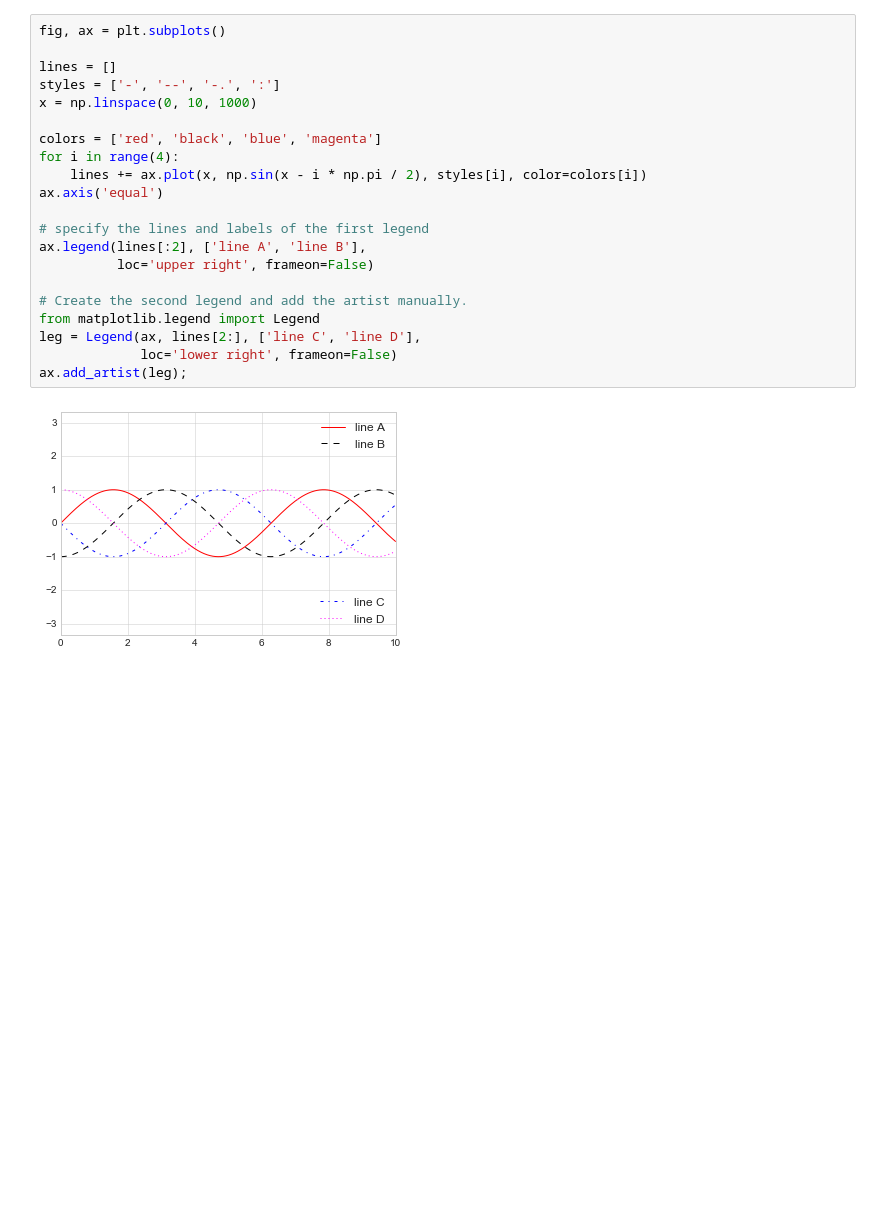
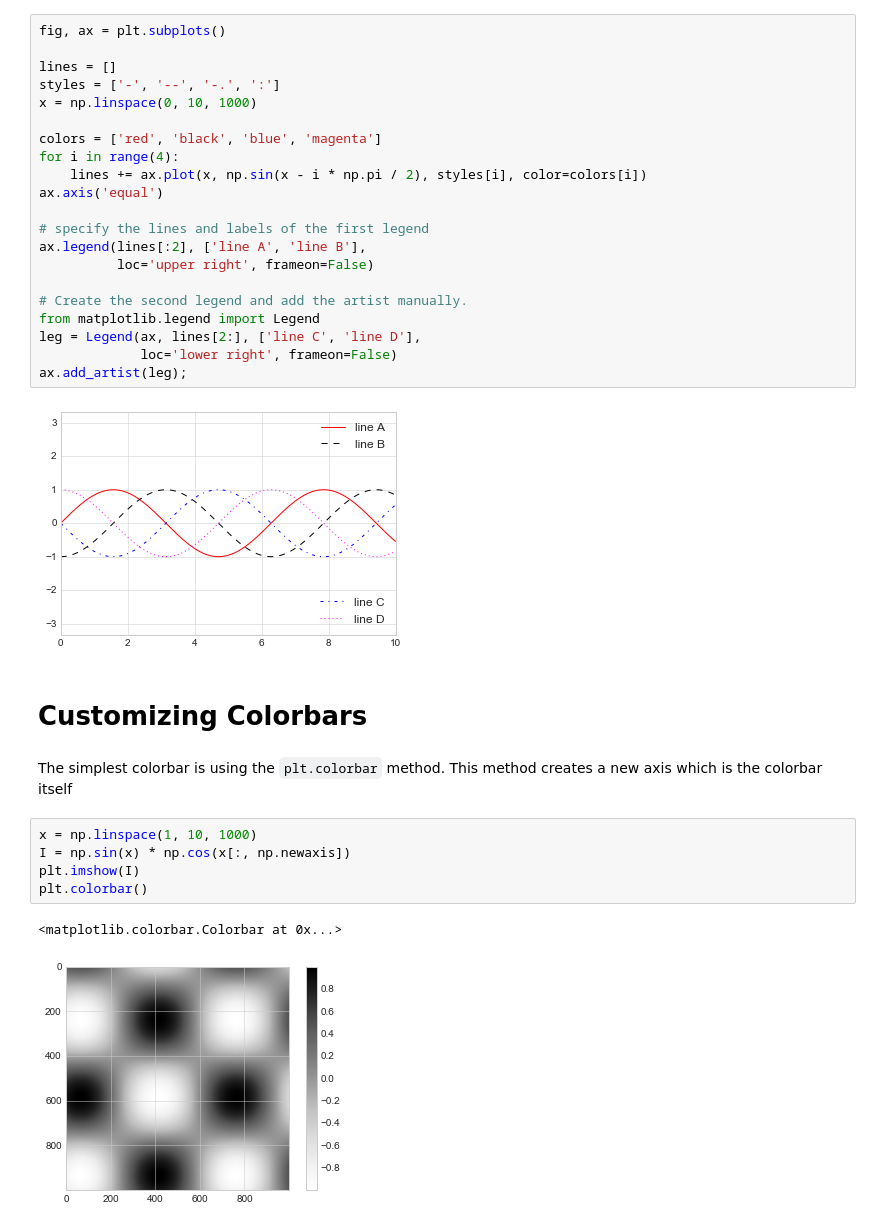
Before and after one commit to egehurturk/Matplotlib-Tutorial, a Jupyter notebook: Matplotlib - Data Science Handbook.ipynb, the cells around one changed output. Drawn from its saved outputs; the diff is of its cells as text; blank space fills up the shorter version.

```diff
--- a/Matplotlib - Data Science Handbook.ipynb
+++ b/Matplotlib - Data Science Handbook.ipynb
@@ -445,3 +444,15 @@ leg = Legend(ax, lines[2:], ['line C', 'line D'],
 ax.add_artist(leg);
 # %% [output]
 [figure]
+# %% [markdown]
+# Customizing Colorbars
+# %% [markdown]
+The simplest colorbar is using the `plt.colorbar` method. This method creates a new axis which is the colorbar itself
+# %%
+x = np.linspace(1, 10, 1000)
+I = np.sin(x) * np.cos(x[:, np.newaxis])
+plt.imshow(I)
+plt.colorbar()
+# %% [output]
+<matplotlib.colorbar.Colorbar at 0x...>
+[figure, added]
```
Also changed, not shown: parts of 23 cells of this notebook.
